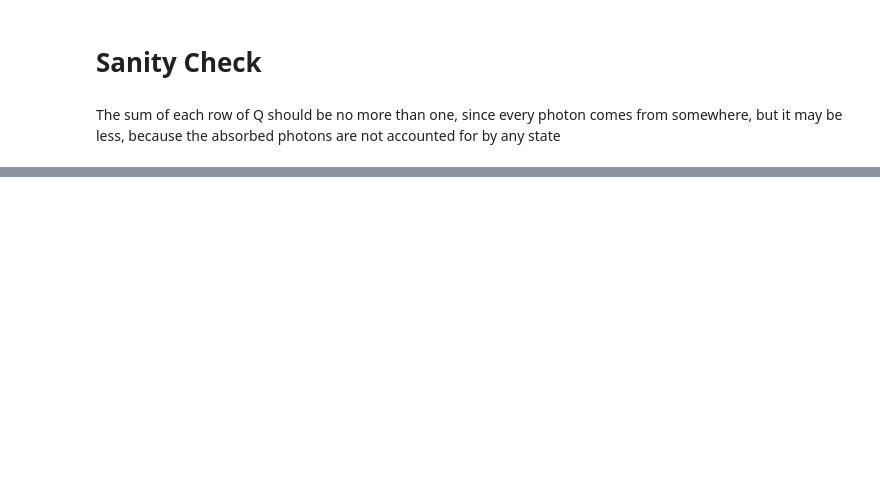
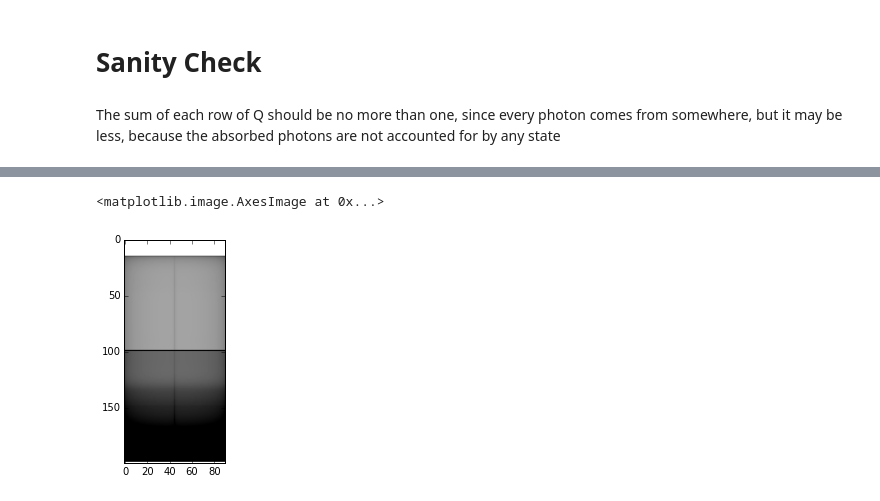
Before and after one commit to georgegeddes/mcrt, a Jupyter notebook: sightlines.ipynb, the cells around one changed output, grey strips where cells are left out. Cells and saved outputs as stored; diff of their text form; code cells hidden in the pictures; blank space fills up the shorter version.

```diff
--- a/sightlines.ipynb
+++ b/sightlines.ipynb
@@ -217,2 +227,5 @@ np.linalg.solve(arr,vec)
 # %%
-plt.imshow(X, cmap=cm.gray_r)
+plt.imshow(X, cmap=cm.gray, norm=norm)
+# %% [output]
+<matplotlib.image.AxesImage at 0x...>
+[figure, added]
```
Also changed, not shown: parts of 34 cells of this notebook, 3 other files.
